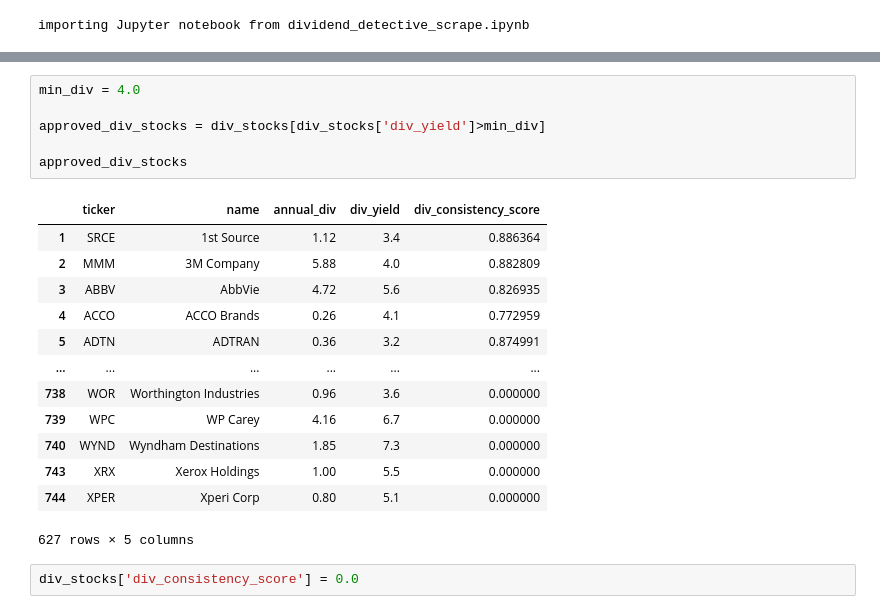
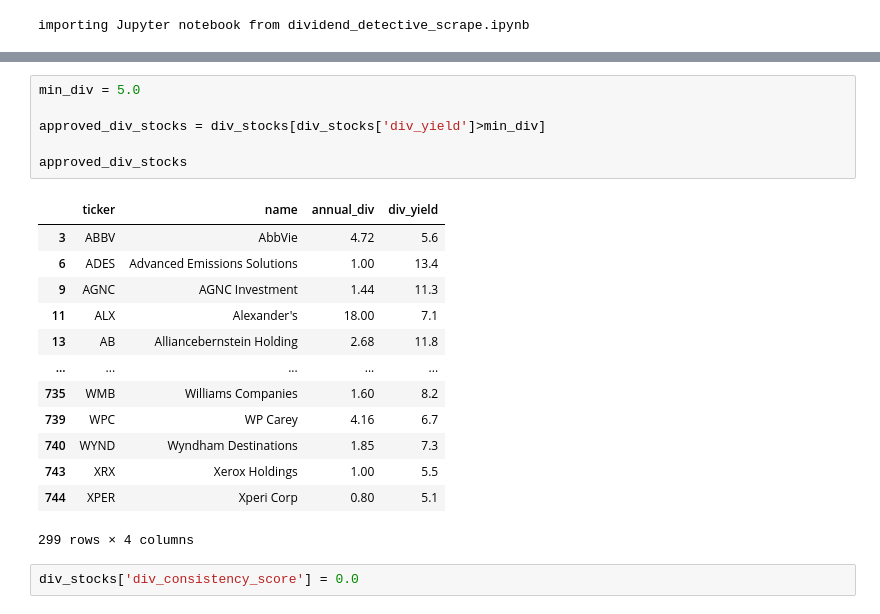
Before and after one commit to uknowjack/StockPicker, a Jupyter notebook: 20200721_DividendStocks/div_growth_check.ipynb, the cells around one changed output, grey strips where cells are left out. Drawn from its saved outputs; the diff is of its cells as text.

```diff
--- a/20200721_DividendStocks/div_growth_check.ipynb
+++ b/20200721_DividendStocks/div_growth_check.ipynb
@@ -36,23 +36,23 @@ div_stocks
 # %%
-min_div = 4.0
+min_div = 5.0
 
 approved_div_stocks = div_stocks[div_stocks['div_yield']>min_div]
 
 approved_div_stocks
 # %% [output]
-|  | ticker | name | annual_div | div_yield | div_consistency_score |
-| 1 | SRCE | 1st Source | 1.12 | 3.4 | 0.886364 |
-| 2 | MMM | 3M Company | 5.88 | 4.0 | 0.882809 |
-| 3 | ABBV | AbbVie | 4.72 | 5.6 | 0.826935 |
-| 4 | ACCO | ACCO Brands | 0.26 | 4.1 | 0.772959 |
-| 5 | ADTN | ADTRAN | 0.36 | 3.2 | 0.874991 |
-| ... | ... | ... | ... | ... | ... |
-| 738 | WOR | Worthington Industries | 0.96 | 3.6 | 0.000000 |
-| 739 | WPC | WP Carey | 4.16 | 6.7 | 0.000000 |
-| 740 | WYND | Wyndham Destinations | 1.85 | 7.3 | 0.000000 |
-| 743 | XRX | Xerox Holdings | 1.00 | 5.5 | 0.000000 |
-| 744 | XPER | Xperi Corp | 0.80 | 5.1 | 0.000000 |
+|  | ticker | name | annual_div | div_yield |
+| 3 | ABBV | AbbVie | 4.72 | 5.6 |
+| 6 | ADES | Advanced Emissions Solutions | 1.00 | 13.4 |
+| 9 | AGNC | AGNC Investment | 1.44 | 11.3 |
+| 11 | ALX | Alexander's | 18.00 | 7.1 |
+| 13 | AB | Alliancebernstein Holding | 2.68 | 11.8 |
+| ... | ... | ... | ... | ... |
+| 735 | WMB | Williams Companies | 1.60 | 8.2 |
+| 739 | WPC | WP Carey | 4.16 | 6.7 |
+| 740 | WYND | Wyndham Destinations | 1.85 | 7.3 |
+| 743 | XRX | Xerox Holdings | 1.00 | 5.5 |
+| 744 | XPER | Xperi Corp | 0.80 | 5.1 |
-627 rows × 5 columns
+299 rows × 4 columns
 # %%
 div_stocks['div_consistency_score'] = 0.0
 # %%
```
Also changed, not shown: parts of 10 cells of this notebook, 1 other file.
